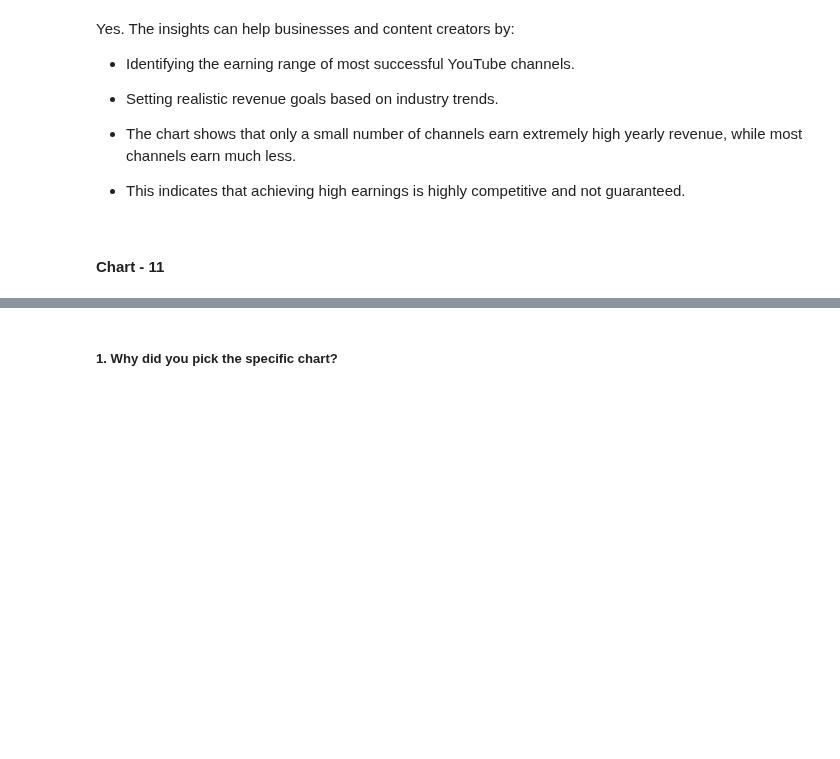
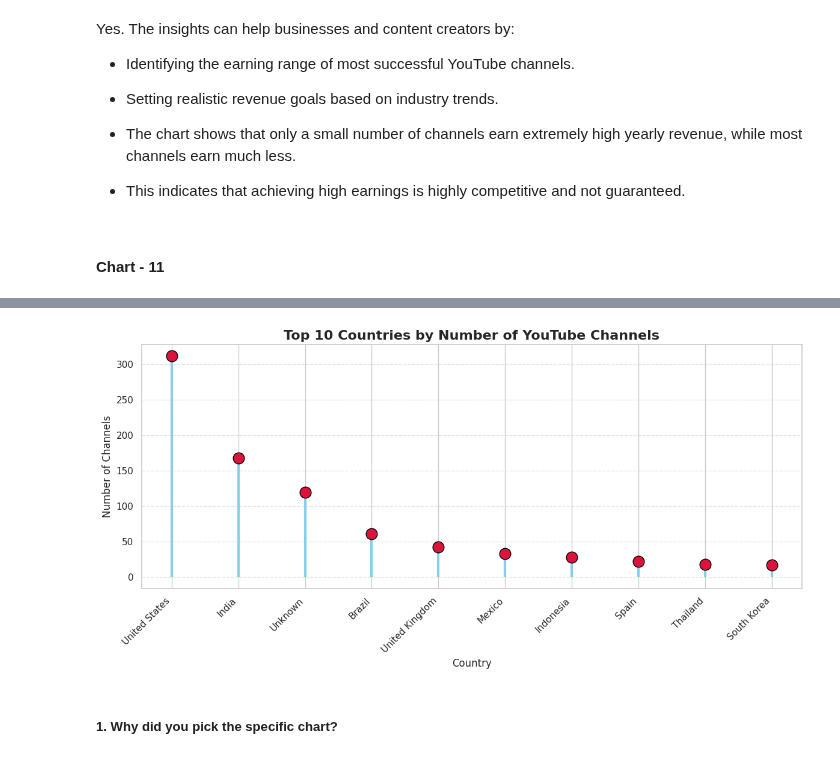
Before and after one commit to Sneha8126/Sneha-EDA-Submission-Template, a Jupyter notebook: Sneha_EDA_Submission_Template.ipynb, the cells around one changed output, grey strips where cells are left out. Saved outputs shown, nothing was run; the diff lists cells and outputs as text; code cells hidden in the pictures; blank space fills up the shorter version.

Commit message:
Added chart 11

```diff
--- a/Sneha_EDA_Submission_Template.ipynb
+++ b/Sneha_EDA_Submission_Template.ipynb
@@ -925,3 +907,45 @@ fig.show()
+# %%
+# Chart 11: Visualization code
+
+# Top 10 countries
+country_counts = df['Country'].value_counts().head(10)
+
+sns.set_theme(style="whitegrid")
+plt.figure(figsize=(12, 6))
+
+# Vertical stems
+plt.vlines(
+    x=country_counts.index,
+    ymin=0,
+    ymax=country_counts.values,
+    color='skyblue',
+    linewidth=3
+)
+
+# Lollipop heads
+plt.scatter(
+    country_counts.index,
+    country_counts.values,
+    s=180,
+    color='crimson',
+    edgecolor='black',
+    zorder=3
+)
+
+plt.title("Top 10 Countries by Number of YouTube Channels",
+          fontsize=16,
+          fontweight='bold')
+
+plt.xlabel("Country", fontsize=12)
+plt.ylabel("Number of Channels", fontsize=12)
+
+plt.xticks(rotation=45, ha='right')
+plt.grid(axis='y', linestyle='--', alpha=0.5)
+
+plt.tight_layout()
+plt.show()
+# %% [output]
+[figure, added]
 # %% [markdown]
 ##### 1. Why did you pick the specific chart?
 # %% [markdown]
```
Also changed, not shown: parts of 1 cell of this notebook.
